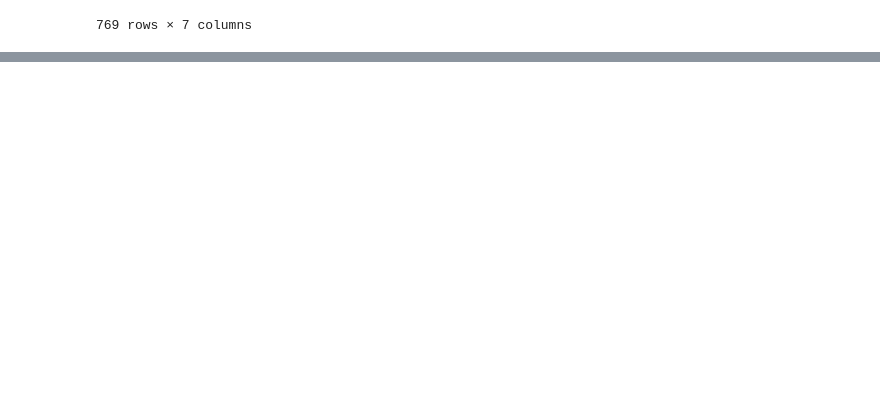
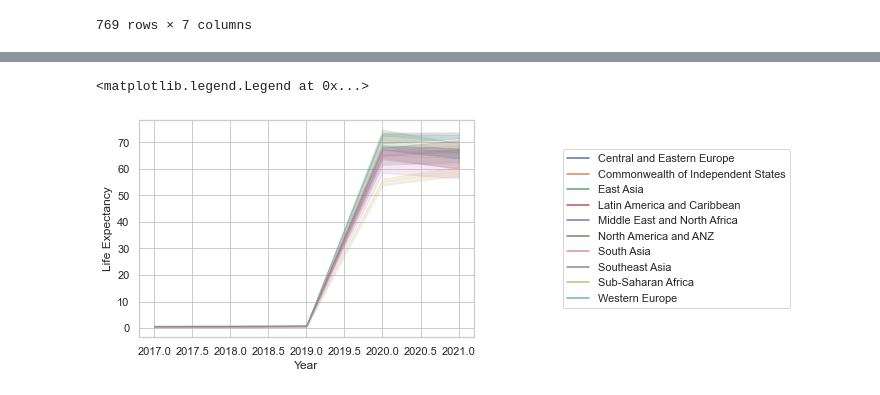
Before and after one commit to Ryan-Malin/TeamHappinessMain, a Jupyter notebook: Happiness.ipynb, the cells around one changed output, grey strips where cells are left out. Drawn from its saved outputs; the diff is of its cells as text; code cells hidden in the pictures; blank space fills up the shorter version.

```diff
--- a/Happiness.ipynb
+++ b/Happiness.ipynb
@@ -127,0 +183,14 @@ happiness_combined_df
+# %%
+sns.set(style = 'whitegrid')
+#fmri = sns.load_dataset("fmri")
+
+g = sns.lineplot(x ="Year",
+             y ="Life Expectancy",
+             hue ="Regional indicator",
+             data = multi_group,
+             alpha=0.9,
+             linewidth=0.1)
+g.legend(loc='center left', bbox_to_anchor=(1.25,0.5), ncol=1)
+# %% [output]
+<matplotlib.legend.Legend at 0x...>
+[figure, added]
```
Also changed, not shown: parts of 8 cells of this notebook, 1 other file.
